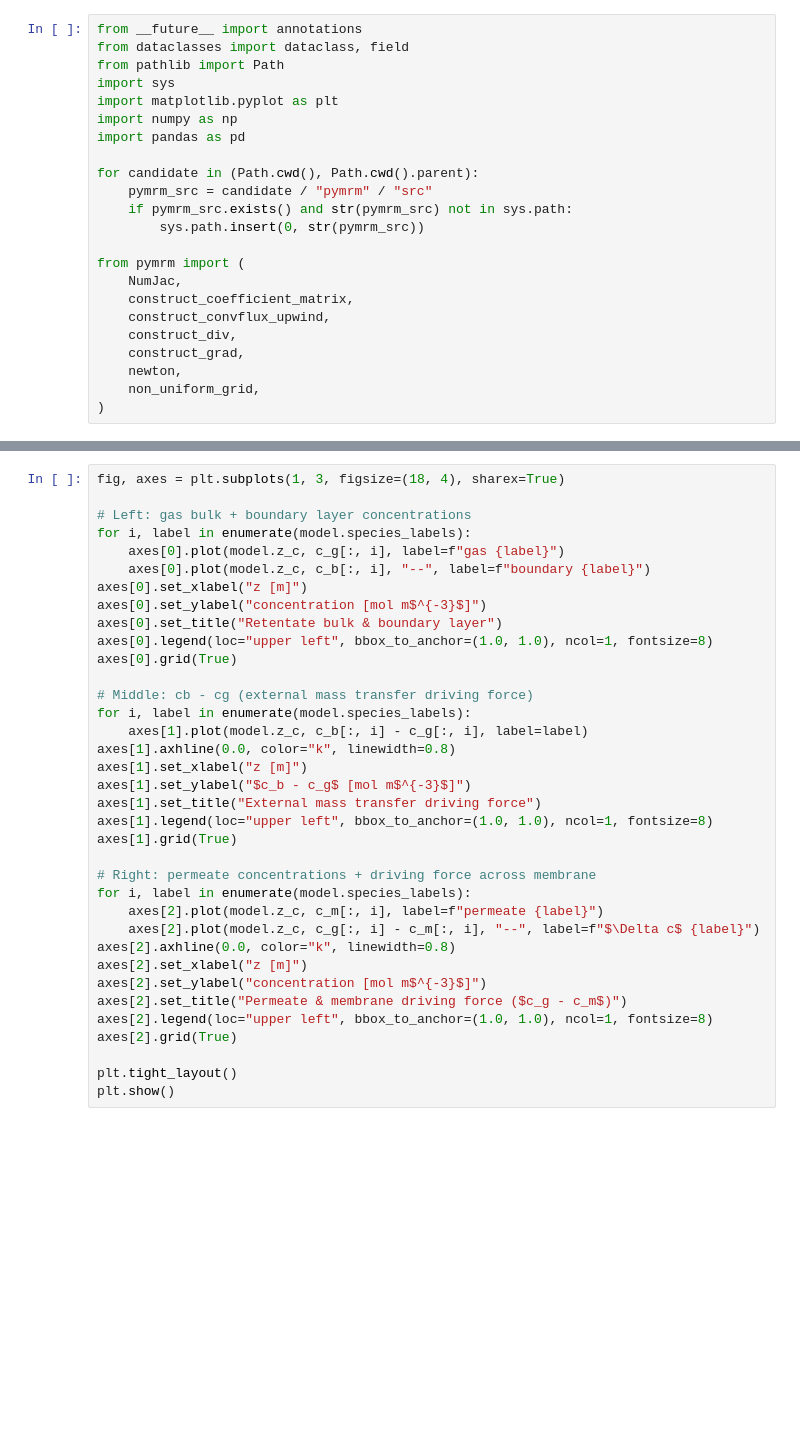
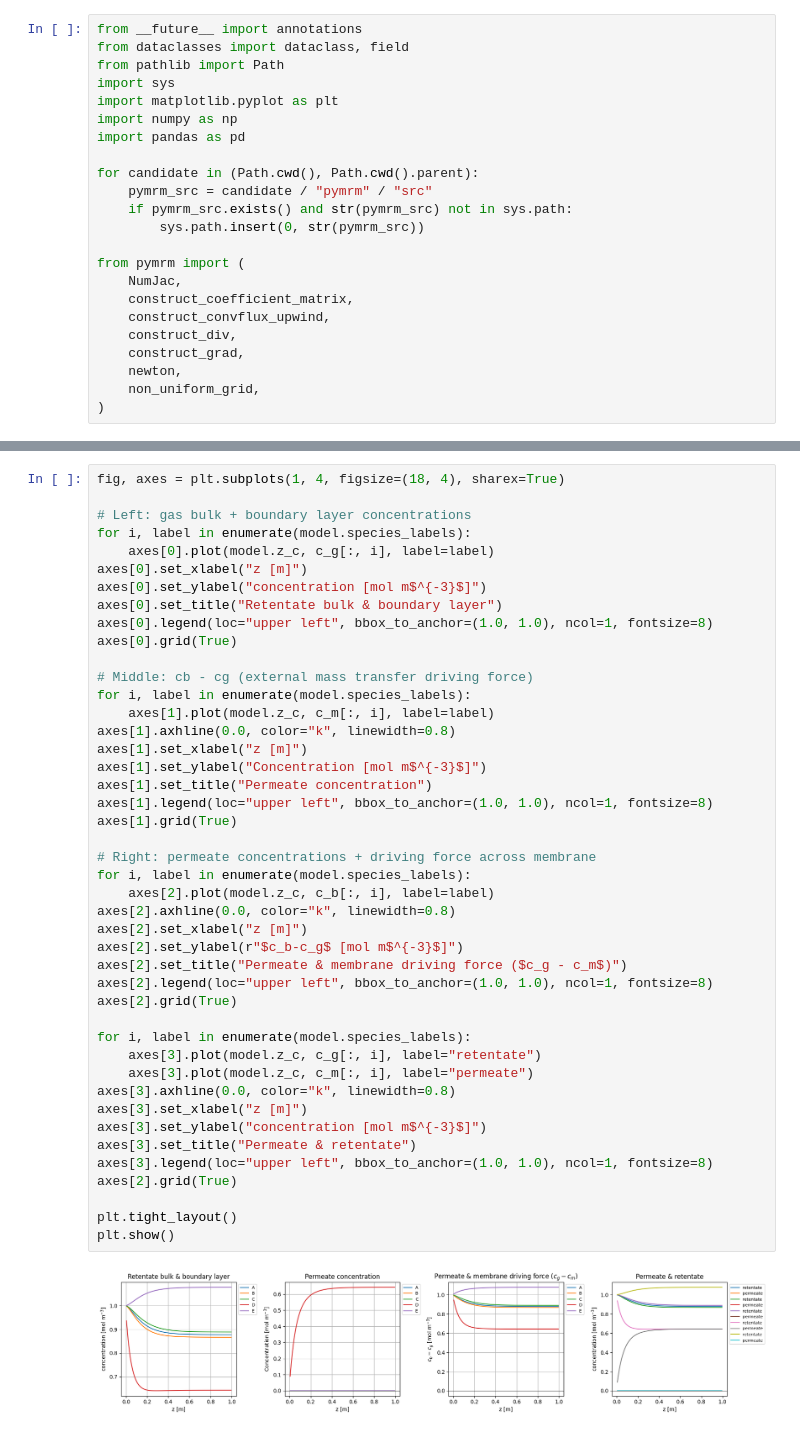
Before and after one commit to TorchSquarer/MRM-Assignment, a Jupyter notebook: combined membrane+reaction+stefan.ipynb, the cells around one changed output, grey strips where cells are left out. Cells and saved outputs as stored; diff of their text form; blank space fills up the shorter version.

```diff
--- a/combined membrane+reaction+stefan.ipynb
+++ b/combined membrane+reaction+stefan.ipynb
@@ -307,36 +315,46 @@ AttributeError: 'ReactorParticleMaxwellStefanModel' object has no attribute 'r_f
 # %%
-fig, axes = plt.subplots(1, 3, figsize=(18, 4), sharex=True)
+fig, axes = plt.subplots(1, 4, figsize=(18, 4), sharex=True)
 
 # Left: gas bulk + boundary layer concentrations
 for i, label in enumerate(model.species_labels):
-    axes[0].plot(model.z_c, c_g[:, i], label=f"gas {label}")
-    axes[0].plot(model.z_c, c_b[:, i], "--", label=f"boundary {label}")
+    axes[0].plot(model.z_c, c_g[:, i], label=label)
 axes[0].set_xlabel("z [m]")
 axes[0].set_ylabel("concentration [mol m$^{-3}$]")
 axes[0].set_title("Retentate bulk & boundary layer")
 axes[0].legend(loc="upper left", bbox_to_anchor=(1.0, 1.0), ncol=1, fontsize=8)
 axes[0].grid(True)
 
 # Middle: cb - cg (external mass transfer driving force)
 for i, label in enumerate(model.species_labels):
-    axes[1].plot(model.z_c, c_b[:, i] - c_g[:, i], label=label)
+    axes[1].plot(model.z_c, c_m[:, i], label=label)
 axes[1].axhline(0.0, color="k", linewidth=0.8)
 axes[1].set_xlabel("z [m]")
-axes[1].set_ylabel("$c_b - c_g$ [mol m$^{-3}$]")
-axes[1].set_title("External mass transfer driving force")
+axes[1].set_ylabel("Concentration [mol m$^{-3}$]")
+axes[1].set_title("Permeate concentration")
 axes[1].legend(loc="upper left", bbox_to_anchor=(1.0, 1.0), ncol=1, fontsize=8)
 axes[1].grid(True)
 
 # Right: permeate concentrations + driving force across membrane
 for i, label in enumerate(model.species_labels):
-    axes[2].plot(model.z_c, c_m[:, i], label=f"permeate {label}")
-    axes[2].plot(model.z_c, c_g[:, i] - c_m[:, i], "--", label=f"$\Delta c$ {label}")
+    axes[2].plot(model.z_c, c_b[:, i], label=label)
 axes[2].axhline(0.0, color="k", linewidth=0.8)
 axes[2].set_xlabel("z [m]")
-axes[2].set_ylabel("concentration [mol m$^{-3}$]")
+axes[2].set_ylabel(r"$c_b-c_g$ [mol m$^{-3}$]")
 axes[2].set_title("Permeate & membrane driving force ($c_g - c_m$)")
 axes[2].legend(loc="upper left", bbox_to_anchor=(1.0, 1.0), ncol=1, fontsize=8)
 axes[2].grid(True)
 
+for i, label in enumerate(model.species_labels):
+    axes[3].plot(model.z_c, c_g[:, i], label="retentate")
+    axes[3].plot(model.z_c, c_m[:, i], label="permeate")
+axes[3].axhline(0.0, color="k", linewidth=0.8)
+axes[3].set_xlabel("z [m]")
+axes[3].set_ylabel("concentration [mol m$^{-3}$]")
+axes[3].set_title("Permeate & retentate")
+axes[3].legend(loc="upper left", bbox_to_anchor=(1.0, 1.0), ncol=1, fontsize=8)
+axes[2].grid(True)
+
 plt.tight_layout()
 plt.show()
+# %% [output]
+[figure, added]
```
Also changed, not shown: parts of 2 cells of this notebook.
